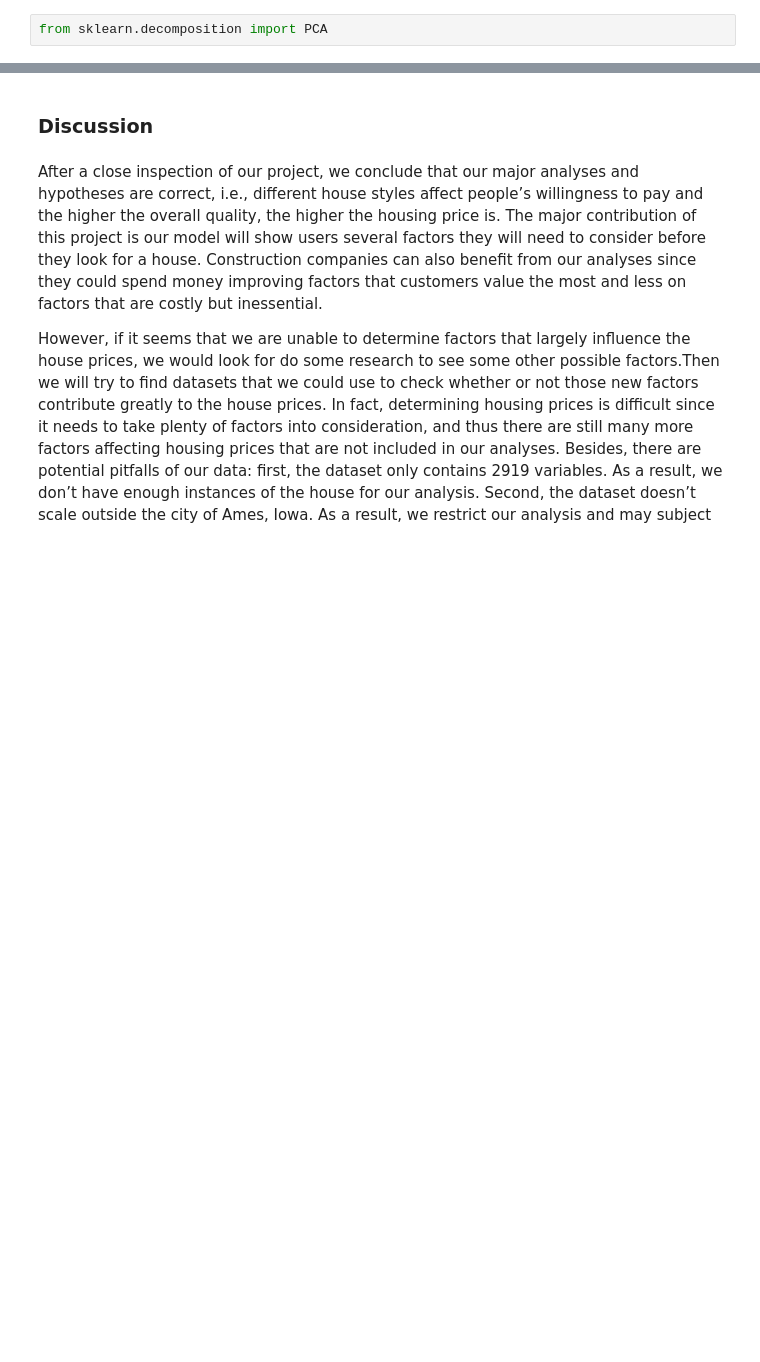
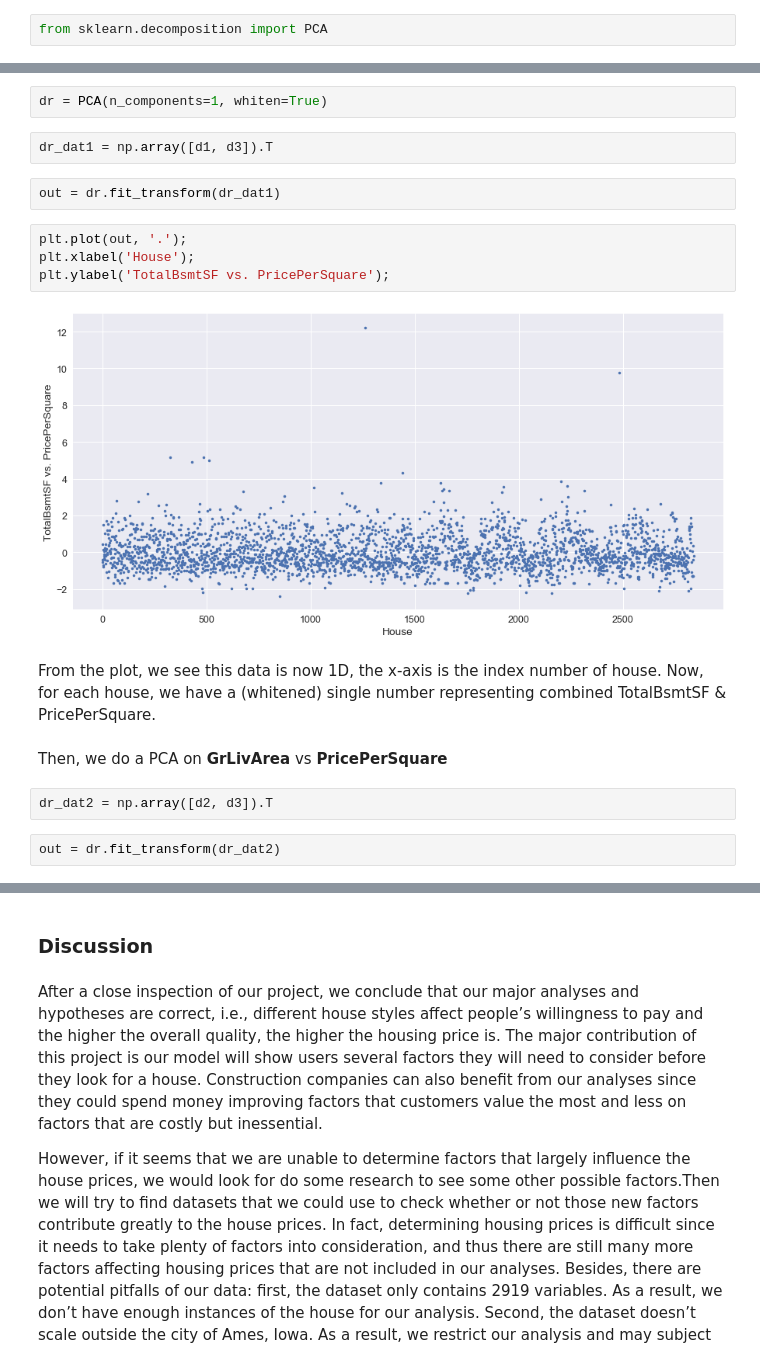
Before and after one commit to muh005/Housing-Price-Analysis, a Jupyter notebook: FinalProject.ipynb, the cells around one changed output, grey strips where cells are left out. Drawn from its saved outputs; the diff is of its cells as text; blank space fills up the shorter version.

```diff
--- a/FinalProject.ipynb
+++ b/FinalProject.ipynb
@@ -712,0 +801,20 @@ from sklearn.decomposition import PCA
+# %%
+dr = PCA(n_components=1, whiten=True)
+# %%
+dr_dat1 = np.array([d1, d3]).T
+# %%
+out = dr.fit_transform(dr_dat1)
+# %%
+plt.plot(out, '.');
+plt.xlabel('House');
+plt.ylabel('TotalBsmtSF vs. PricePerSquare');
+# %% [output]
+[figure, added]
+# %% [markdown]
+From the plot, we see this data is now 1D, the x-axis is the index number of house. Now, for each house, we have a (whitened) single number representing combined TotalBsmtSF & PricePerSquare.
+# %% [markdown]
+Then, we do a PCA on **GrLivArea** vs **PricePerSquare**
+# %%
+dr_dat2 = np.array([d2, d3]).T
+# %%
+out = dr.fit_transform(dr_dat2)
```
Also changed, not shown: parts of 24 cells of this notebook.
